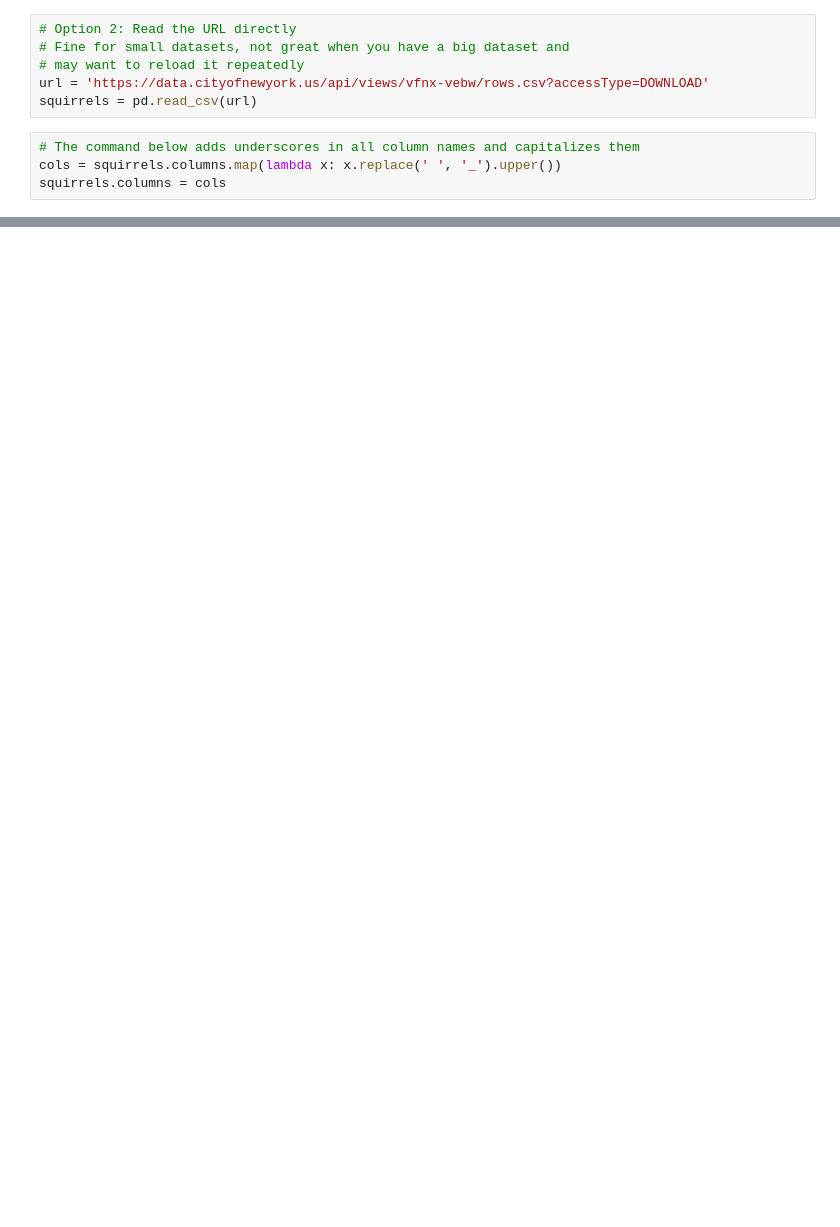
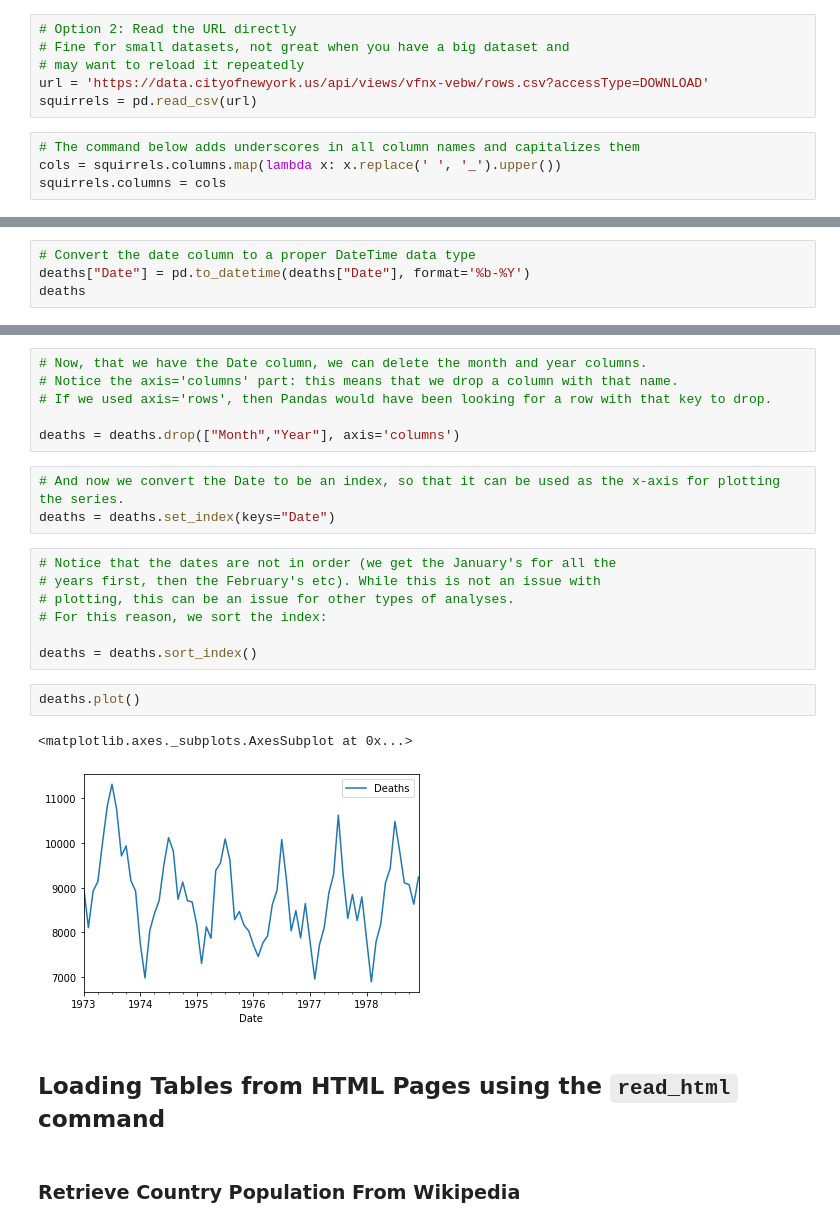
Before and after one commit to ipeirotis/dealing_with_data, a Jupyter notebook: 03-Pandas/B1-Pandas_Reading_Data.ipynb, the cells around one changed output, grey strips where cells are left out. Drawn from its saved outputs; the diff is of its cells as text; blank space fills up the shorter version.

```diff
--- a/03-Pandas/B1-Pandas_Reading_Data.ipynb
+++ b/03-Pandas/B1-Pandas_Reading_Data.ipynb
@@ -786,0 +249,4 @@ pivot[["American", "French", "Chinese"]].resample("1M").mean().plot(figsize=(10,
+# %%
+# Convert the date column to a proper DateTime data type
+deaths["Date"] = pd.to_datetime(deaths["Date"], format='%b-%Y')
+deaths
@@ -786,0 +267,25 @@ pivot[["American", "French", "Chinese"]].resample("1M").mean().plot(figsize=(10,
+# %%
+# Now, that we have the Date column, we can delete the month and year columns.
+# Notice the axis='columns' part: this means that we drop a column with that name.
+# If we used axis='rows', then Pandas would have been looking for a row with that key to drop.
+
+deaths = deaths.drop(["Month","Year"], axis='columns')
+# %%
+# And now we convert the Date to be an index, so that it can be used as the x-axis for plotting the series.
+deaths = deaths.set_index(keys="Date")
+# %%
+# Notice that the dates are not in order (we get the January's for all the
+# years first, then the February's etc). While this is not an issue with
+# plotting, this can be an issue for other types of analyses.
+# For this reason, we sort the index:
+
+deaths = deaths.sort_index()
+# %%
+deaths.plot()
+# %% [output]
+<matplotlib.axes._subplots.AxesSubplot at 0x...>
+[figure, added]
+# %% [markdown]
+## Loading Tables from HTML Pages using the `read_html` command
+# %% [markdown]
+### Retrieve Country Population From Wikipedia
```
Also changed, not shown: parts of 206 cells of this notebook.
